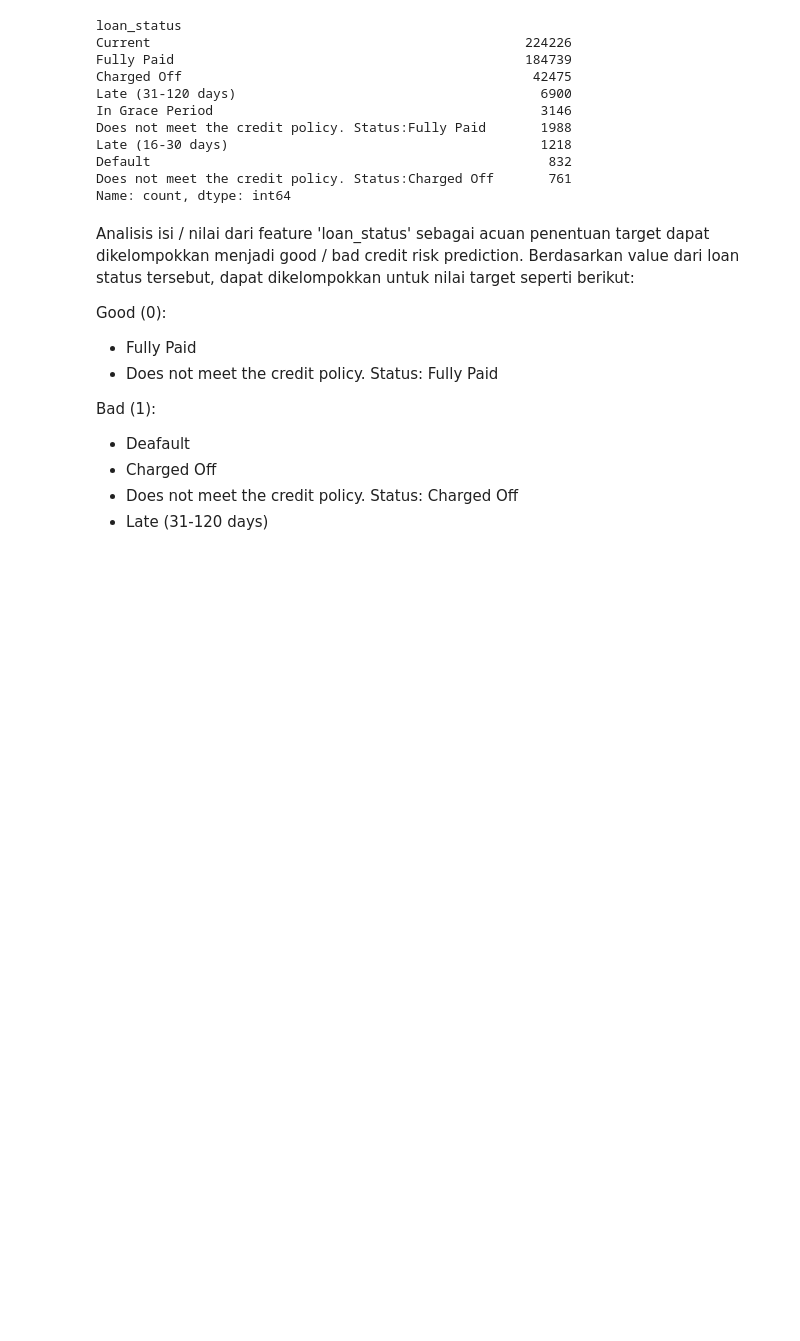
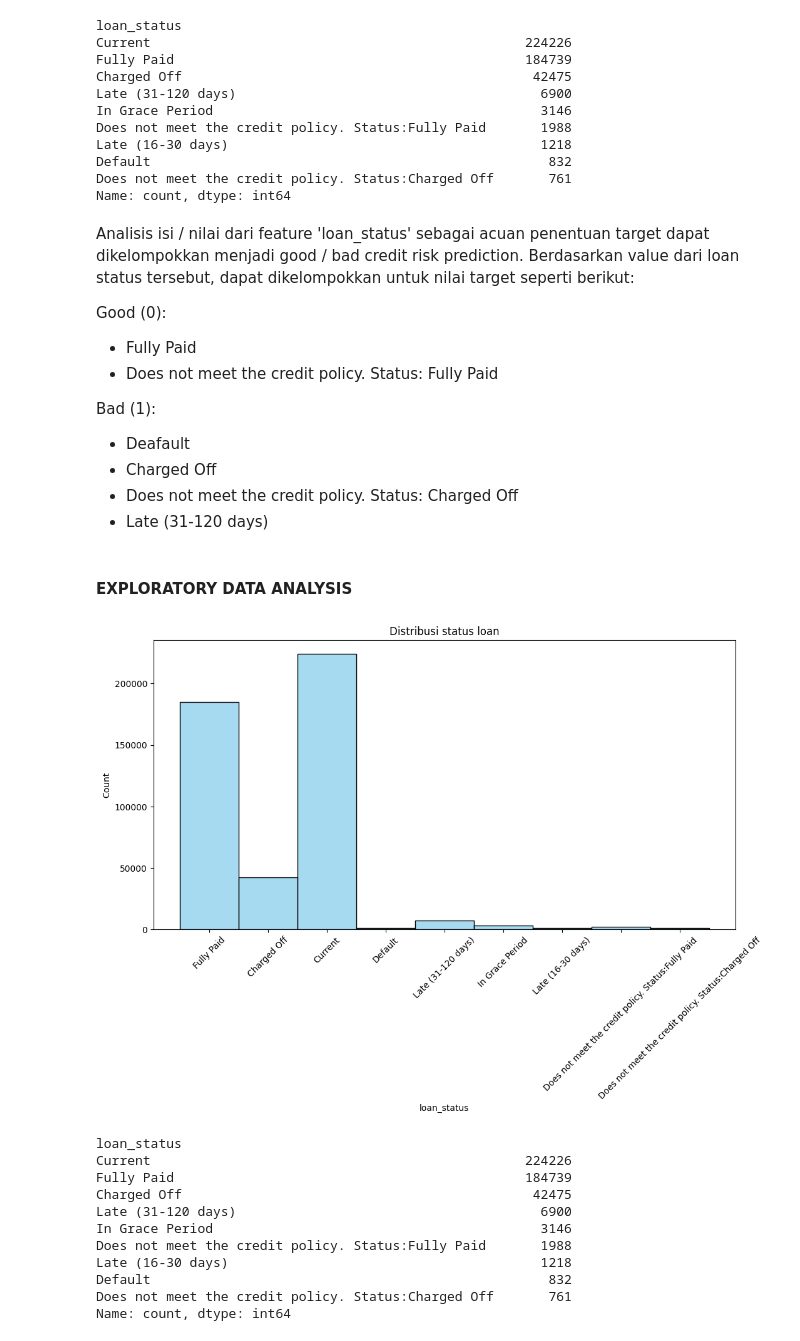
Before and after one commit to rfaoktvian/FinalProjectIDXPartners, a Jupyter notebook: finalcreditrisk.ipynb, the cells around one changed output. Drawn from its saved outputs; the diff is of its cells as text; code cells hidden in the pictures; blank space fills up the shorter version.

Commit message:
feat: Exploratory Data Analysis

```diff
--- a/finalcreditrisk.ipynb
+++ b/finalcreditrisk.ipynb
@@ -175,3 +175,26 @@ Bad (1):
 - Charged Off
 - Does not meet the credit policy. Status: Charged Off
 - Late (31-120 days)
+# %% [markdown]
+#### EXPLORATORY DATA ANALYSIS
+# %%
+plt.figure(figsize=(12,6))
+sns.histplot(df['loan_status'],bins=8, color='skyblue')
+plt.title('Distribusi status loan')
+plt.xticks(rotation=45)
+plt.show()
+
+print(df['loan_status'].value_counts())
+# %% [output]
+[figure, added]
+loan_status
+Current                                                224226
+Fully Paid                                             184739
+Charged Off                                             42475
+Late (31-120 days)                                       6900
+In Grace Period                                          3146
+Does not meet the credit policy. Status:Fully Paid       1988
+Late (16-30 days)                                        1218
+Default                                                   832
+Does not meet the credit policy. Status:Charged Off       761
+Name: count, dtype: int64
```
